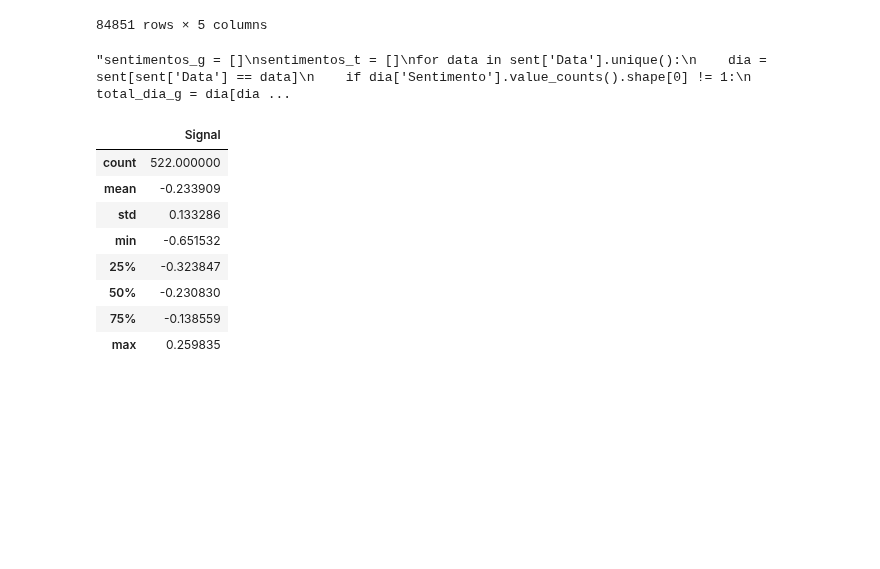
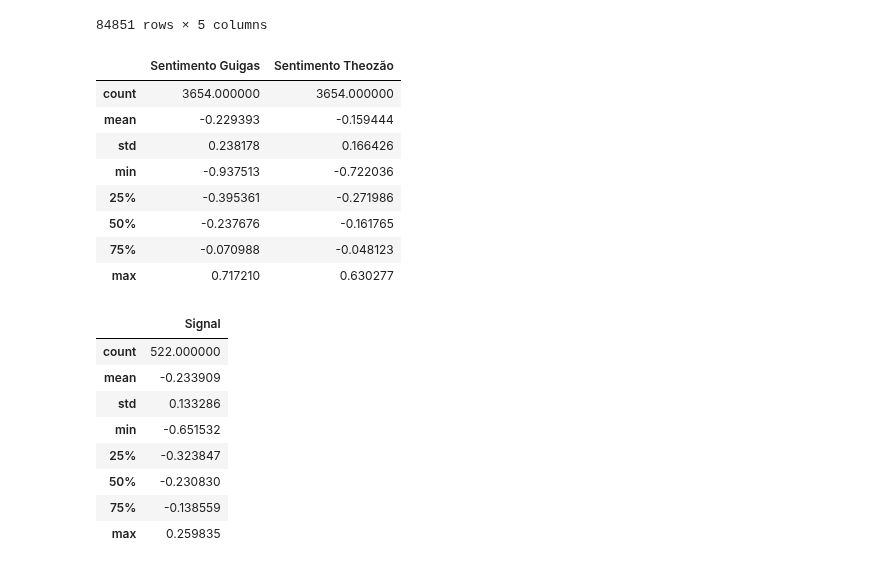
Before and after one commit to fea-dev-usp/quantamental-Dev_Wizards, a Jupyter notebook: Indice V1.ipynb, the cells around one changed output. Cells and saved outputs as stored; diff of their text form; code cells hidden in the pictures; blank space fills up the shorter version.

```diff
--- a/Indice V1.ipynb
+++ b/Indice V1.ipynb
@@ -29,27 +29,35 @@ sent
 # %%
 ### Código antigo Guigas ###
 
-"""sentimentos_g = []
+sentimentos_g = []
 sentimentos_t = []
 for data in sent['Data'].unique():
     dia = sent[sent['Data'] == data]
     if dia['Sentimento'].value_counts().shape[0] != 1:
         total_dia_g = dia[dia['Sentimento'] != 'NEUTRAL']['Score'].sum() + dia[dia['Sentimento'] == 'NEUTRAL']['Score'].sum() * 0.5
         total_dia_t = len(dia[dia['Sentimento'] != 'NEUTRAL']) + len(dia[dia['Sentimento'] == 'NEUTRAL']) * 0.5
         soma_dia = dia['Score Signal'].sum()
         sentimentos_g.append(soma_dia/total_dia_g)
         sentimentos_t.append(soma_dia/total_dia_t)
     else:
         media = dia['Score Signal'].mean()
         sentimentos_g.append(media)
         sentimentos_t.append(media)
 
 sentimentos_df = pd.DataFrame(sentimentos_g, index=sent['Data'].unique())
 sentimentos_df.columns = ['Sentimento Guigas']
 sentimentos_df['Sentimento Theozão'] = sentimentos_t
-sentimentos_df.describe()"""
+sentimentos_df.describe()
 # %% [output]
-"sentimentos_g = []\nsentimentos_t = []\nfor data in sent['Data'].unique():\n    dia = sent[sent['Data'] == data]\n    if dia['Sentimento'].value_counts().shape[0] != 1:\n        total_dia_g = dia[dia ...
+|  | Sentimento Guigas | Sentimento Theozão |
+| count | 3654.000000 | 3654.000000 |
+| mean | -0.229393 | -0.159444 |
+| std | 0.238178 | 0.166426 |
+| min | -0.937513 | -0.722036 |
+| 25% | -0.395361 | -0.271986 |
+| 50% | -0.237676 | -0.161765 |
+| 75% | -0.070988 | -0.048123 |
+| max | 0.717210 | 0.630277 |
 # %%
 def agg_score(group):
     if group['Sentimento'].nunique() > 1:
```
Also changed, not shown: 1 other file.
